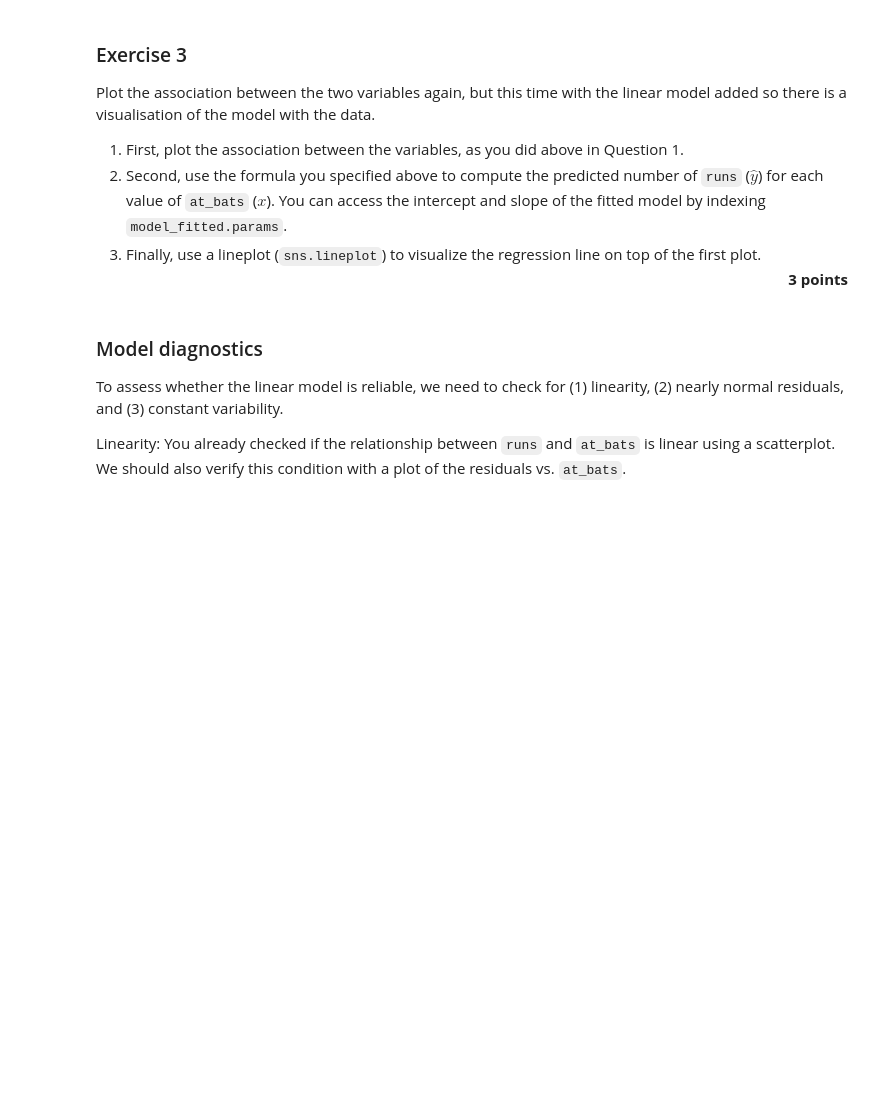
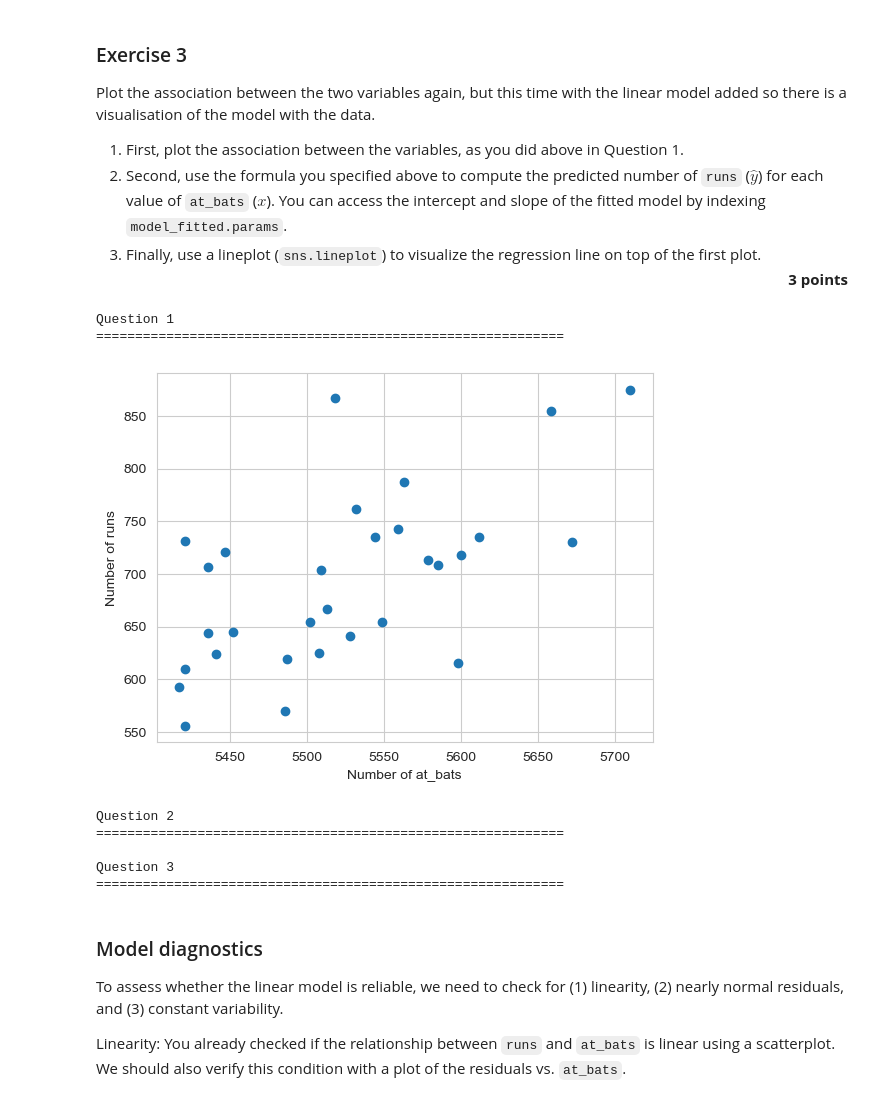
Before and after one commit to felixleopold/Frequentist-Statistics, a Jupyter notebook: FS_Assignment5/Assignment5.ipynb, the cells around one changed output. Saved outputs shown, nothing was run; the diff lists cells and outputs as text; code cells hidden in the pictures; blank space fills up the shorter version.

```diff
--- a/FS_Assignment5/Assignment5.ipynb
+++ b/FS_Assignment5/Assignment5.ipynb
@@ -110,3 +158,25 @@ Plot the association between the two variables again, but this time with the lin
+# %%
+# your code/answer here
+print_question(1)
+plt.scatter(baseball["at_bats"], baseball["runs"])
+plt.xlabel("Number of at_bats")
+plt.ylabel("Number of runs")
+plt.show()
+
+print(f"")
+print_question(2)
+print(f"")
+print_question(3)
+print(f"")
+# %% [output]
+Question 1
+============================================================
+[figure, added]
+Question 2
+============================================================
+
+Question 3
+============================================================
 # %% [markdown]
 ### Model diagnostics
 
```
Also changed, not shown: parts of 6 cells of this notebook.
